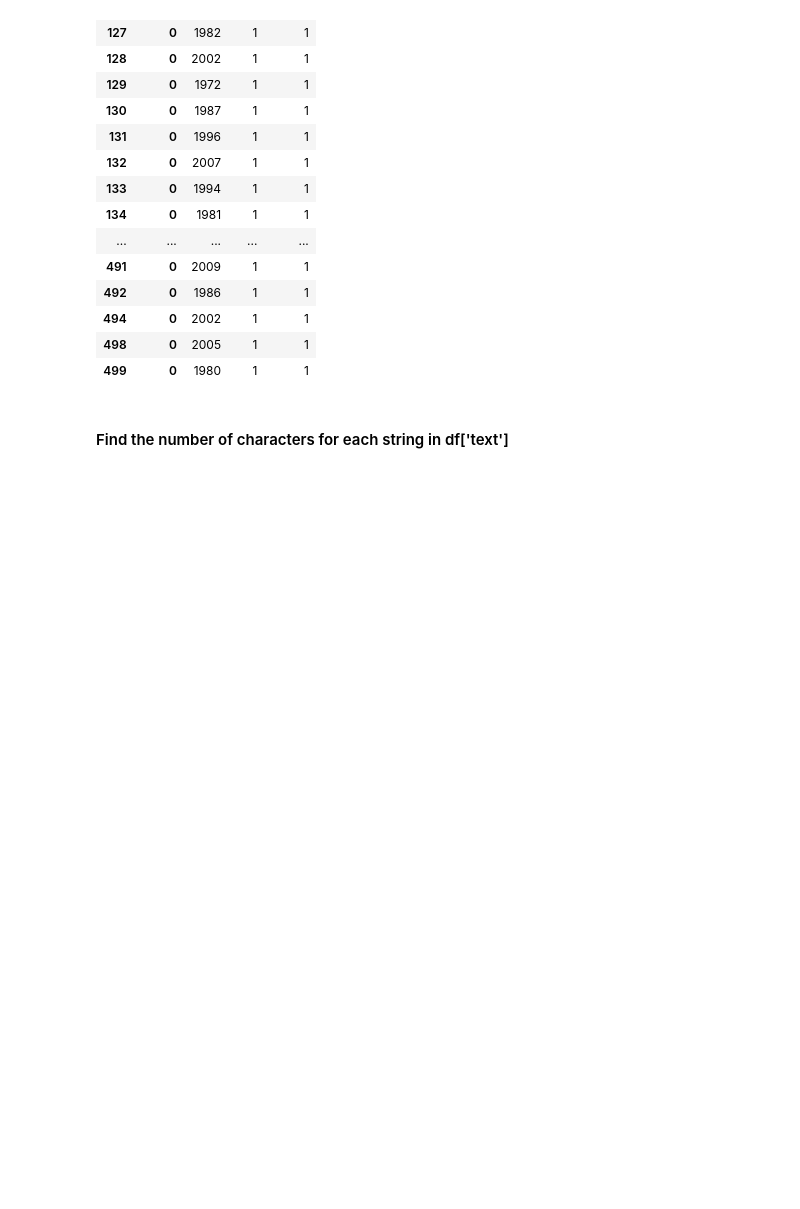
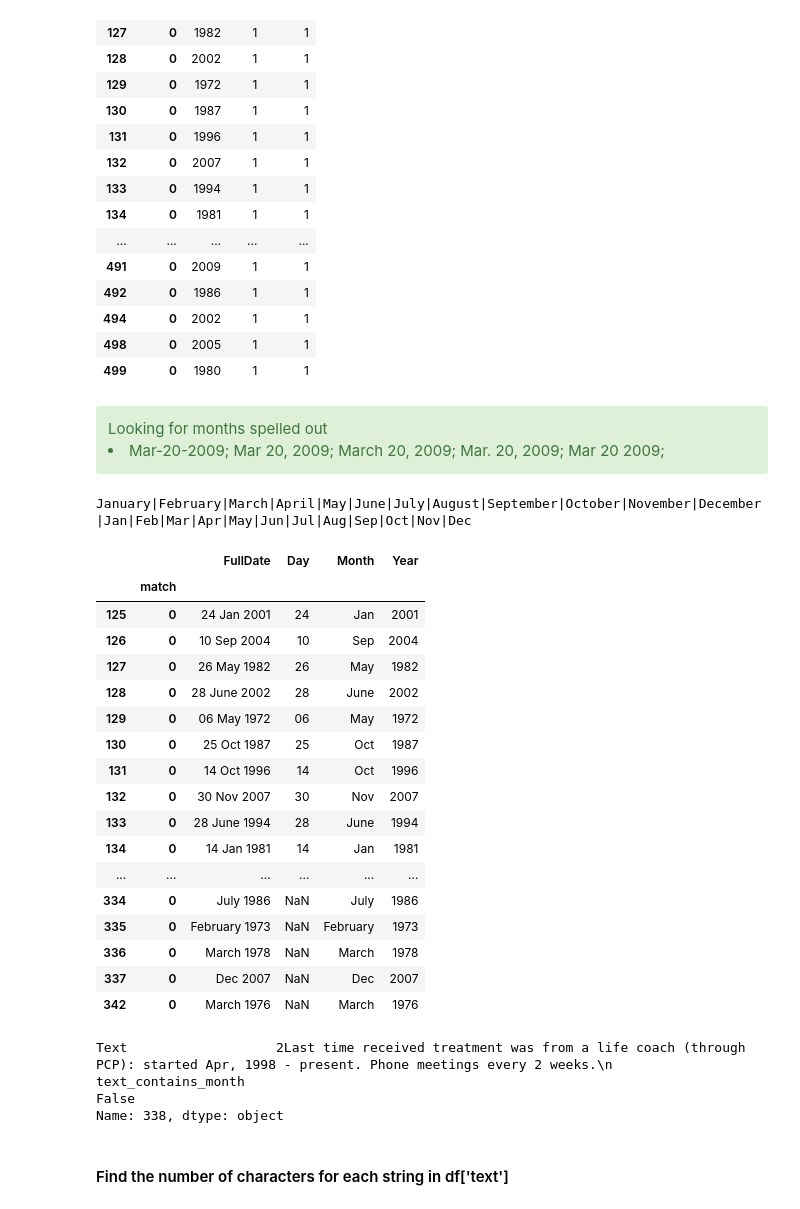
Before and after one commit to sjtalkar/StartHereTemplates, a Jupyter notebook: RegularExpressions.ipynb, the cells around one changed output. Drawn from its saved outputs; the diff is of its cells as text; code cells hidden in the pictures; blank space fills up the shorter version.

Commit message:
Split apart dates

```diff
--- a/RegularExpressions.ipynb
+++ b/RegularExpressions.ipynb
@@ -276,3 +261,55 @@ df_date_extracted_just_year
+# %% [markdown]
+<div class='alert alert-block alert-success'>
+Looking for months spelled out
+<li> Mar-20-2009; Mar 20, 2009; March 20, 2009; Mar. 20, 2009; Mar 20 2009; </li>
+</div>
+# %%
+from calendar import month_name
+pattern = '|'.join(month_name[1:])
+#print(pattern)
+
+patternlist =  [(a[0:3]) for a in month_name if len(a) > 1]
+patterns =  '|'.join(patternlist)
+
+
+totalpattern = pattern + '|' + str(patterns)
+print(totalpattern)
+
+#df_date_extracted_just_year = df['Text'].str.extractall(r'[ ]+(?P<Year>\d{4,4})\b')
+# %% [output]
+January|February|March|April|May|June|July|August|September|October|November|December|Jan|Feb|Mar|Apr|May|Jun|Jul|Aug|Sep|Oct|Nov|Dec
+# %%
+df_date_extracted_with_monthnames = df['Text'].str.extractall(r'(?P<FullDate>(?P<Day>\d?\d)? (?P<Month>\d?\d January|February|March|April|May|June|July|August|September|October|November|December|Jan|Feb|Mar|Apr|May|Jun|Jul|Aug|Sep|Oct|Nov|Dec)? (?P<Year>\d\d\d\d))')
+# %%
+df_date_extracted_with_monthnames.shape #(164, 3)
+
+df_date_extracted_with_monthnames
+# %% [output]
+|  |  | FullDate | Day | Month | Year |
+|  | match |  |  |  |  |
+| 125 | 0 | 24 Jan 2001 | 24 | Jan | 2001 |
+| 126 | 0 | 10 Sep 2004 | 10 | Sep | 2004 |
+| 127 | 0 | 26 May 1982 | 26 | May | 1982 |
+| 128 | 0 | 28 June 2002 | 28 | June | 2002 |
+| 129 | 0 | 06 May 1972 | 06 | May | 1972 |
+| 130 | 0 | 25 Oct 1987 | 25 | Oct | 1987 |
+| 131 | 0 | 14 Oct 1996 | 14 | Oct | 1996 |
+| 132 | 0 | 30 Nov 2007 | 30 | Nov | 2007 |
+| 133 | 0 | 28 June 1994 | 28 | June | 1994 |
+| 134 | 0 | 14 Jan 1981 | 14 | Jan | 1981 |
+| ... | ... | ... | ... | ... | ... |
+| 334 | 0 | July 1986 | NaN | July | 1986 |
+| 335 | 0 | February 1973 | NaN | February | 1973 |
+| 336 | 0 | March 1978 | NaN | March | 1978 |
+| 337 | 0 | Dec 2007 | NaN | Dec | 2007 |
+| 342 | 0 | March 1976 | NaN | March | 1976 |
+# %%
+#print(df.iloc[127])
+print(df.iloc[338])
+# %% [output]
+Text                   2Last time received treatment was from a life coach (through PCP): started Apr, 1998 - present. Phone meetings every 2 weeks.\n
+text_contains_month                                                                                                                              False
+Name: 338, dtype: object
 # %%
 def date_sorter():
 
```
Also changed, not shown: parts of 2 cells of this notebook.
